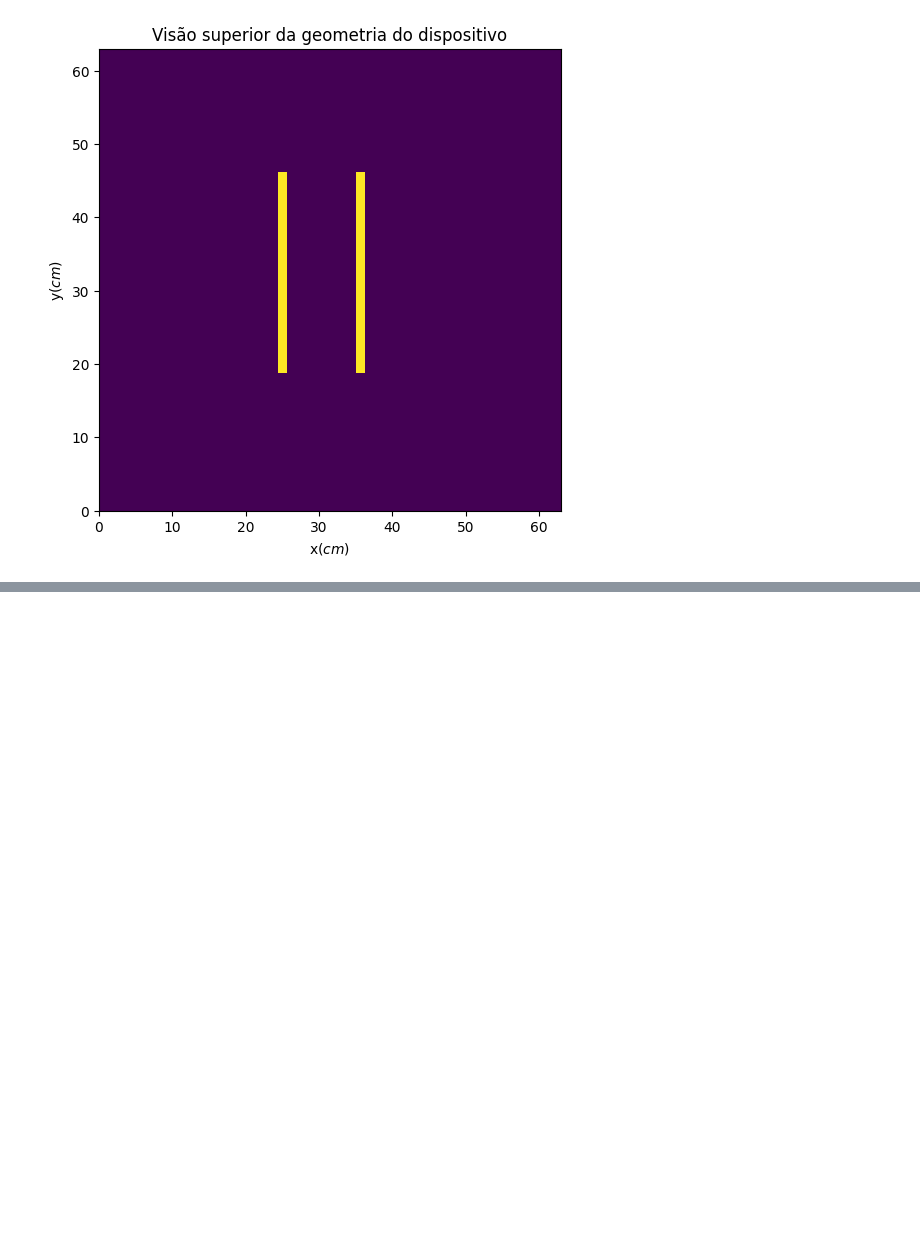
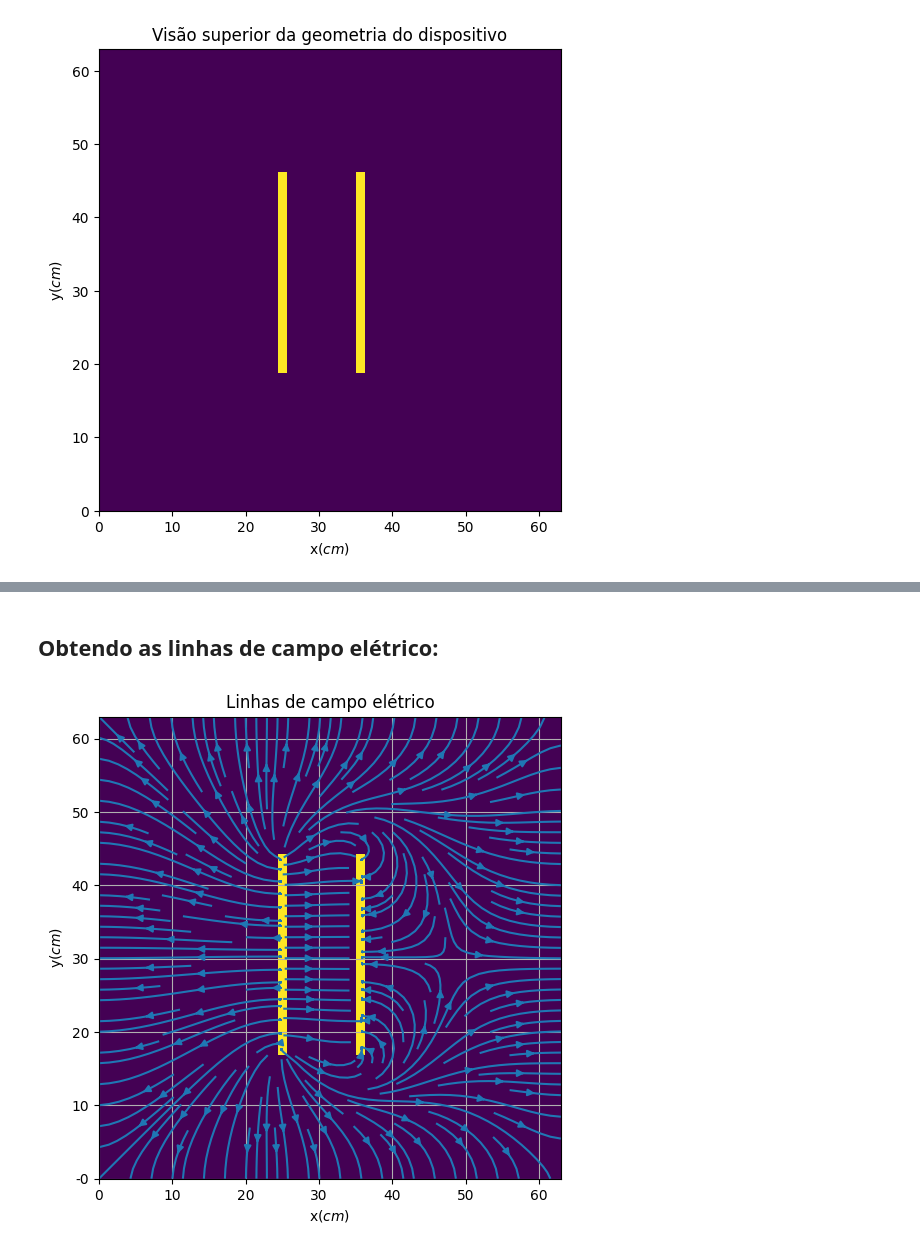
Before and after one commit to LucasGabrielMelo/Problemas---Eletromagnetismo, a Jupyter notebook: eletrostática/Capacitor de dimensões finitas (2D).ipynb, the cells around one changed output, grey strips where cells are left out. Cells and saved outputs as stored; diff of their text form; code cells hidden in the pictures; blank space fills up the shorter version.

```diff
--- a/eletrostática/Capacitor de dimensões finitas (2D).ipynb
+++ b/eletrostática/Capacitor de dimensões finitas (2D).ipynb
@@ -148 +171,39 @@ plt.show()
 [figure]
+# %% [markdown]
+## Obtendo as linhas de campo elétrico: ##
+# %%
+Dx_1 = Dx(N, dx)
+Dy_1 = Dy(N, dy)
+Vxy = V.reshape(-1)
+
+# Encontrando o campo elétrico:
+
+Ex = (-Dx_1 @ Vxy).reshape(N,N)
+Ey = (-Dy_1 @ Vxy).reshape(N,N)
+
+# Plotando a estrutura com as linhas de campo:
+
+B_copy = B
+B_copy[ix1:ix1_fim, iy:iy_fim] = 1
+B_copy[ix2:ix2_fim, iy:iy_fim] = 1
+
+fig = plt.figure(figsize=(6,6))
+ax = plt.gca()
+
+t = transforms.Affine2D().rotate_deg(-90) + ax.transData
+
+ax.streamplot(X, Y, Ex, Ey, density=1.5, transform = t) # Aumente o parâmetro "density" se quiser ver mais linhas.
+ax.set_xlabel(r'x($cm$)')
+ax.set_ylabel(r'y($cm$)')
+ax.set_title('Linhas de campo elétrico')
+ax.grid(True)
+ax.set_xlim([np.min(x), np.max(x)])
+ax.set_ylim([-np.max(y), -np.min(y)])
+ax.imshow(B_copy.T, aspect = 'equal', extent = [np.min(x), np.max(x), -np.max(y), -np.min(y)])
+plt.gca().invert_yaxis()
+ax.yaxis.set_major_formatter(
+    ticker.FuncFormatter(lambda y, pos: f"{-y:g}")
+)
+plt.show()
+# %% [output]
+[figure, added]
```
Also changed, not shown: parts of 6 cells of this notebook.
